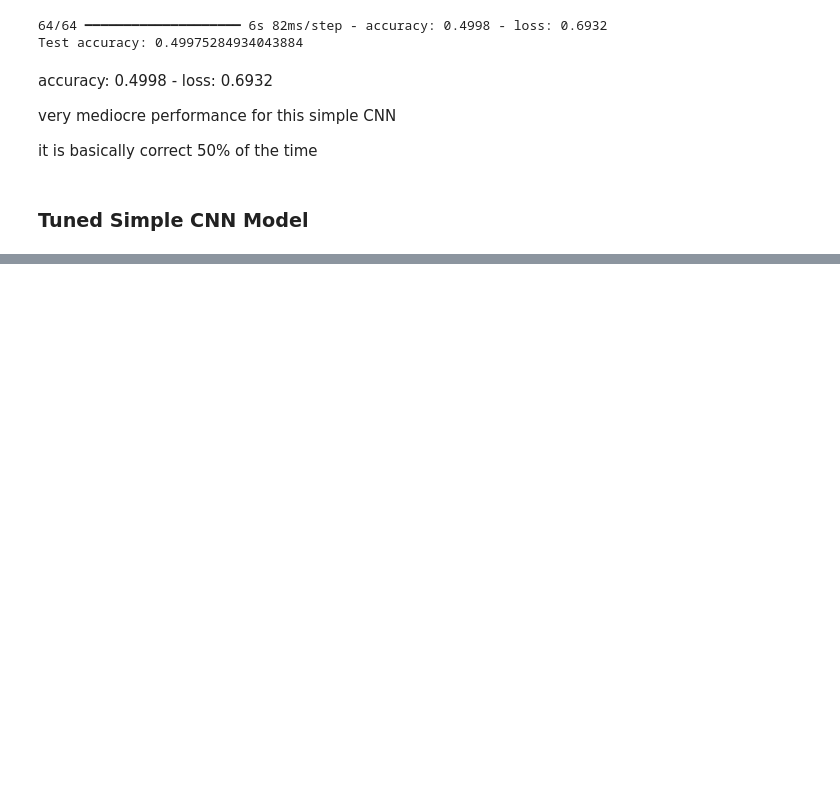
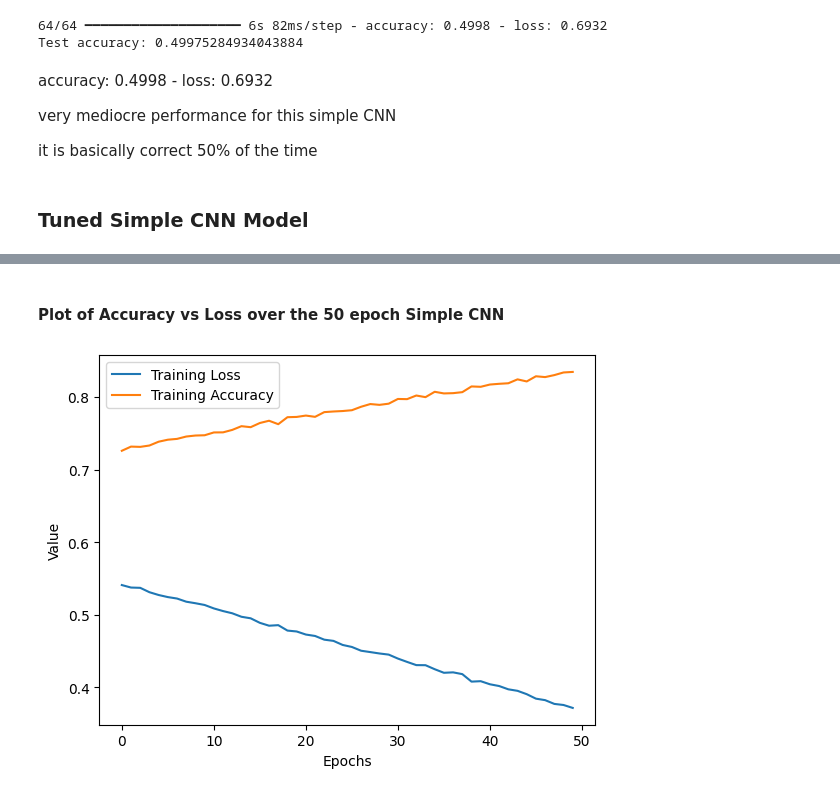
Before and after one commit to Matthew-Riddell/Machine-Learning-CA2.2, a Jupyter notebook: Matthew-Riddell_Machine-Learning_CA2.2.ipynb, the cells around one changed output, grey strips where cells are left out. Drawn from its saved outputs; the diff is of its cells as text; code cells hidden in the pictures; blank space fills up the shorter version.

Commit message:
Tuned Simple CNN model
0.0001 learning rate

10 epochs
25 epochs
50 epochs

```diff
--- a/Matthew-Riddell_Machine-Learning_CA2.2.ipynb
+++ b/Matthew-Riddell_Machine-Learning_CA2.2.ipynb
@@ -188,0 +275,8 @@ it is basically correct 50% of the time
+# %%
+# https://www.tensorflow.org/api_docs/python/tf/keras/Model
+
+model2.compile(
+    optimizer=optimizer,
+    loss='binary_crossentropy',
+    metrics=['accuracy']
+)
@@ -188,0 +285,2 @@ it is basically correct 50% of the time
+# %%
+model2.fit(train_data, epochs=10)
@@ -188,0 +325,2 @@ it is basically correct 50% of the time
+# %%
+model2.fit(train_data, epochs=25)
@@ -188,0 +362,2 @@ it is basically correct 50% of the time
+# %%
+history = model2.fit(train_data, epochs=50)
@@ -188,0 +390,11 @@ it is basically correct 50% of the time
+# %% [markdown]
+#### Plot of Accuracy vs Loss over the 50 epoch Simple CNN
+# %%
+plt.plot(history.history['loss'], label='Training Loss')
+plt.plot(history.history['accuracy'], label='Training Accuracy')
+plt.xlabel('Epochs')
+plt.ylabel('Value')
+plt.legend()
+plt.show()
+# %% [output]
+[figure, added]
```
Also changed, not shown: parts of 25 cells of this notebook.
